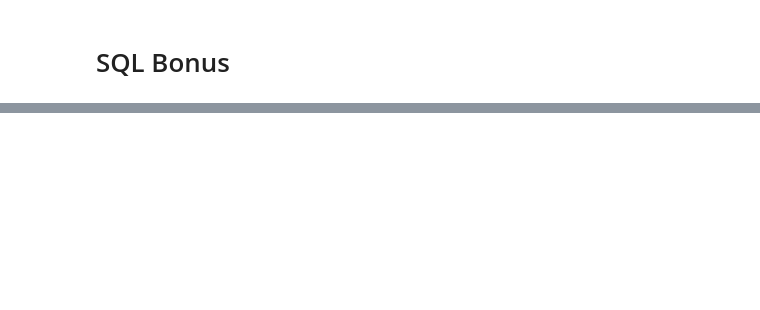
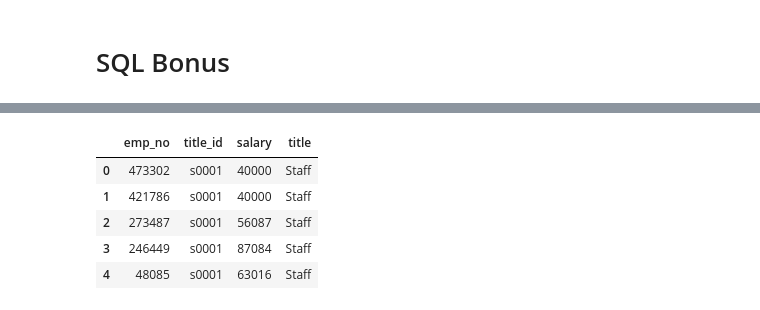
Before and after one commit to HeathMo/SQL_challenge, a Jupyter notebook: Analysis_EmployeeSQL.ipynb, the cells around one changed output, grey strips where cells are left out. Saved outputs shown, nothing was run; the diff lists cells and outputs as text; code cells hidden in the pictures; blank space fills up the shorter version.

```diff
--- a/Analysis_EmployeeSQL.ipynb
+++ b/Analysis_EmployeeSQL.ipynb
@@ -14,7 +14,7 @@ from sqlalchemy import create_engine
 
 from config import password
 
-URI = f"postgresql://postgres:{password}@localhost:5432/SQL_challenge"
+URI = f"postgresql://postgres:{password}@localhost:5432/employees_db"
 
 engine = create_engine(URI)
 conn = engine.connect()
@@ -34,0 +45,3 @@ title_data.head()
+# %%
+emp_data = pd.read_sql("SELECT emp_no, emp_title_id FROM employees", conn)
+emp_data.head()
@@ -40,3 +77,13 @@ combined_data.head()
+# %%
+combined_data2 = pd.merge(combined_data1, title_data)
+combined_data2.head()
+# %% [output]
+|  | emp_no | title_id | salary | title |
+| 0 | 473302 | s0001 | 40000 | Staff |
+| 1 | 421786 | s0001 | 40000 | Staff |
+| 2 | 273487 | s0001 | 56087 | Staff |
+| 3 | 246449 | s0001 | 87084 | Staff |
+| 4 | 48085 | s0001 | 63016 | Staff |
 # %%
 # Find means
 
```
Also changed, not shown: parts of 11 cells of this notebook, 1 other file.
